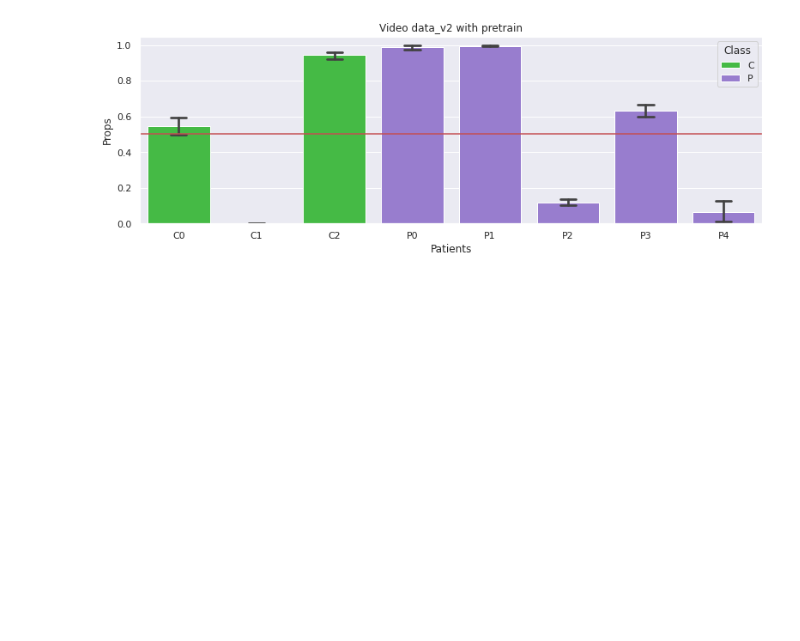
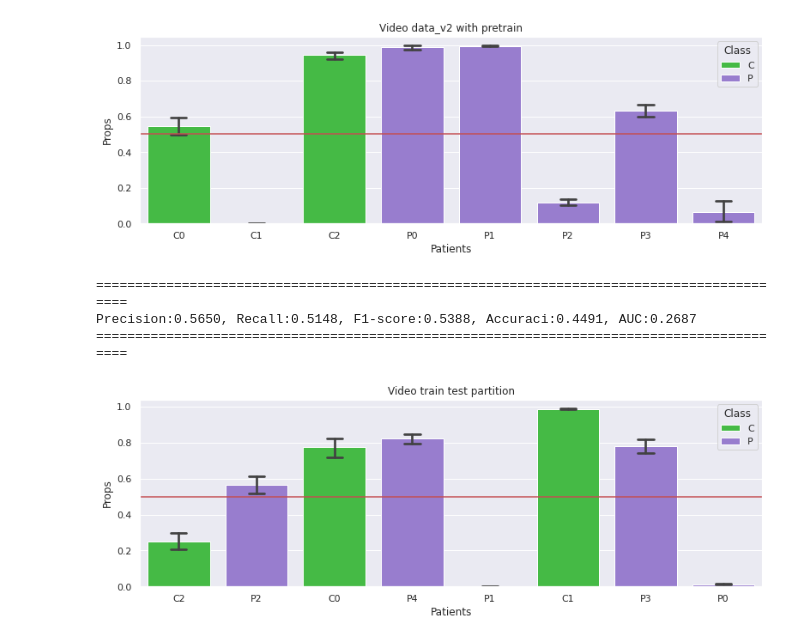
Before and after one commit to jdvalera19/Parkinson-Multimodal-Cross-Attention, a Jupyter notebook: View_result.ipynb, the cells around one changed output. Cells and saved outputs as stored; diff of their text form; code cells hidden in the pictures; blank space fills up the shorter version.

Commit message:
Video results

```diff
--- a/View_result.ipynb
+++ b/View_result.ipynb
@@ -18,3 +18,12 @@ plot_results_per_patient(data_path, 'Video data_v2 with pretrain')
 Precision:0.6454, Recall:0.6000, F1-score:0.6219, Accuraci:0.5440, AUC:0.6396
 ==========================================================================================
 [figure]
+# %%
+data_path = 'Results/Note:TTP_data_v1_vs_v2-Lr:0.001-Epoch:10-Exercise:Words.csv'
+view_results(data_path)
+plot_results_per_patient(data_path, 'Video train test partition')
+# %% [output]
+==========================================================================================
+Precision:0.5650, Recall:0.5148, F1-score:0.5388, Accuraci:0.4491, AUC:0.2687
+==========================================================================================
+[figure, added]
```
Also changed, not shown: 3 other files.
